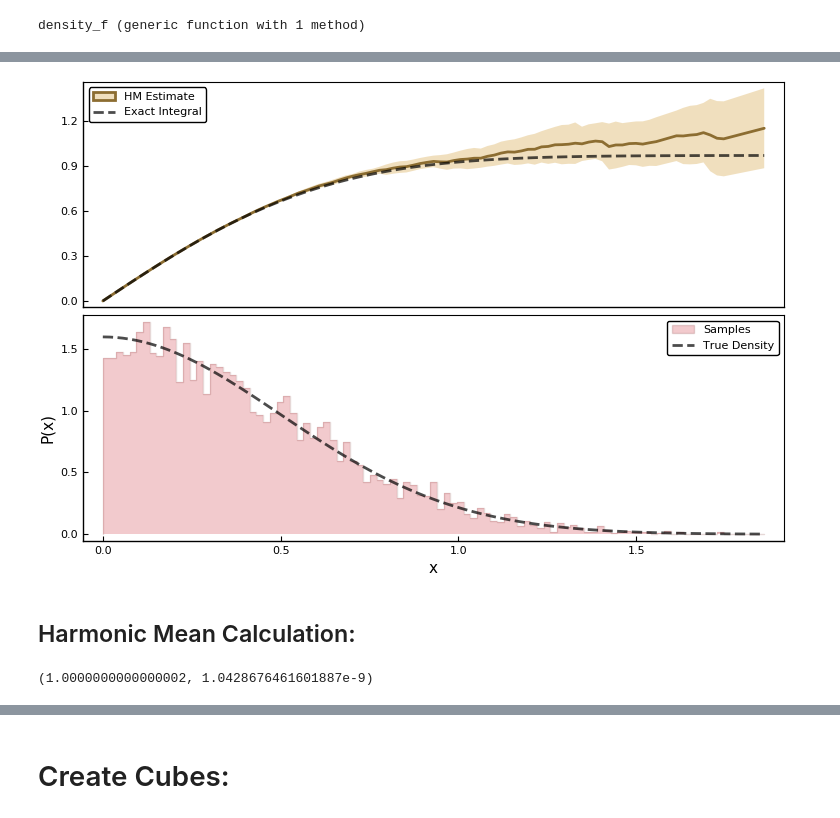
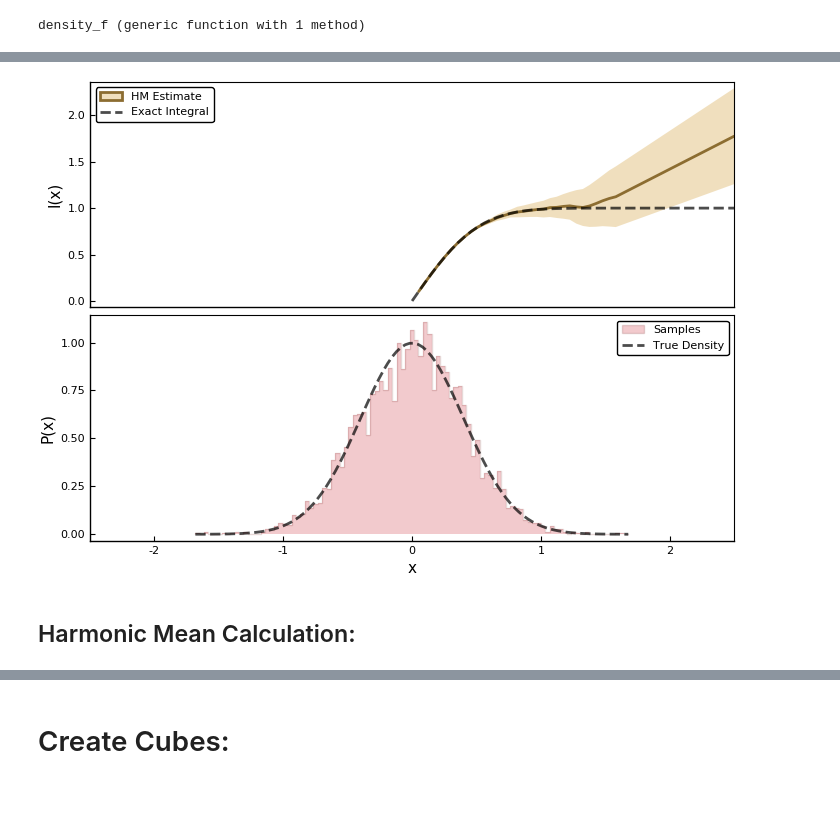
Before and after one commit to VasylHafych/AHMI_Publication, a Jupyter notebook: 1-HarmonicMean.ipynb, the cells around one changed output, grey strips where cells are left out. Saved outputs shown, nothing was run; the diff lists cells and outputs as text; code cells hidden in the pictures.

```diff
--- a/1-HarmonicMean.ipynb
+++ b/1-HarmonicMean.ipynb
@@ -202,3 +233,7 @@ samples_weights = samples.weight
 bins = range(minimum(samples_vector), stop = maximum(samples_vector), length = 100)
 hist = fit(Histogram, samples_vector, weights(samples_weights), bins);
 hist = normalize(hist, mode=:pdf);
+# %%
+x_range =  range(0.0, stop=6, length=40)
+
+hm_estimates, hm_std, cuba_integrals = generate_hm_data(posterior, x_range, Norm_prior, density_f, n_trials=50);
@@ -227,0 +362,10 @@ p = plot!(grid=:false, frame=true, xlabel="x", ylabel="P(x)")
+# %%
+# Create histogram
+
+samples_vector = flatview(unshaped.(samples.v))[1,:]
+samples_likelihoods = exp.(samples.logd) * Norm_prior
+samples_weights = samples.weight
+
+bins = range(minimum(samples_vector), stop = maximum(samples_vector), length = 100)
+hist = fit(Histogram, samples_vector, weights(samples_weights), bins);
+hist = normalize(hist, mode=:pdf);
@@ -228,7 +403,7 @@ p = plot!(grid=:false, frame=true, xlabel="x", ylabel="P(x)")
 # %%
-x_range =  bins[2:end] #range(0.1, stop=15, length=30)
+x_range = range(0.0, stop=2.5, length=50)
 
-hm_estimates, hm_std, cuba_integrals = generate_hm_data(posterior, x_range, Norm_prior, density_f);
+hm_estimates, hm_std, cuba_integrals = generate_hm_data_2(posterior, x_range, Norm_prior, density_f);
 # %% [output]
 ┌ Info: Trying to generate 3 viable MCMC chain(s).
 └ @ BAT /home/iwsatlas1/vhafych/MPP-Project/gitrepos/BAT.jl/src/samplers/mcmc/mcmc_tuner.jl:206
@@ -250,16 +425,58 @@ hm_estimates, hm_std, cuba_integrals = generate_hm_data(posterior, x_range, Norm
 # %%
 line_colors = ColorSchemes.tab20b
 
-p2 = plot(x_range, hm_estimates, lw=2, linecolor=line_colors[9], fillcolor=line_colors[12], ribbon=hm_std,  fillalpha=0.6, grid=false, frame=true, xaxis=nothing, label="HM Estimate")
-p2 = plot!(x_range, cuba_integrals, linestyle=:dash, color=:black, linealpha=0.7, lw=2, label="Exact Integral", legend=:topleft)
-plot(p2, p, layout = (2,1))
+p1 = plot(hist,
+        seriestype = :steps,
+        linecolor=line_colors[13],
+        linealpha=0.2,
+        fill=true,
+        fillcolor=line_colors[16],
+        fillalpha=0.5,
+        label="Samples"
+    )
+
+p1 = plot!(bins, x->density_f(x),
+        linecolor=:black,
+        linestyle=:dash,
+        linealpha=0.7,
+        lw=2,
+        label="True Density"
+    )
+
+p1 = plot!(grid=:false,
+        xlims=(-x_range[end], x_range[end]),
+        frame=true,
+        xlabel="x",
+        ylabel="P(x)"
+    )
+
+p2 = plot(x_range, hm_estimates,
+        lw=2,
+        linecolor=line_colors[9],
+        fillcolor=line_colors[12],
+        ribbon=hm_std,
+        fillalpha=0.6,
+        label="HM Estimate"
+    )
+
+p2 = plot!(x_range, cuba_integrals,
+        xlims=(-x_range[end], x_range[end]),
+        linestyle=:dash,
+        color=:black,
+        linealpha=0.7,
+        lw=2,
+        label="Exact Integral",
+    )
+
+p2 = plot!(legend=:topleft,
+        ylabel="I(x)",
+        grid=false,
+        frame=true,
+        xaxis=nothing,
+    )
+
+p3 = plot(p2, p1, layout = (2,1), size=(700,500))
 # %% [output]
-[figure, old version]
+[figure, new version]
 # %% [markdown]
 ## Harmonic Mean Calculation:
-# %%
-# CUBA integral:
-
-cuba_integral = hcubature(density_f, [0.0], [10])
-# %% [output]
-(1.0000000000000002, 1.0428676461601887e-9)
```
Also changed, not shown: parts of 22 cells of this notebook.
